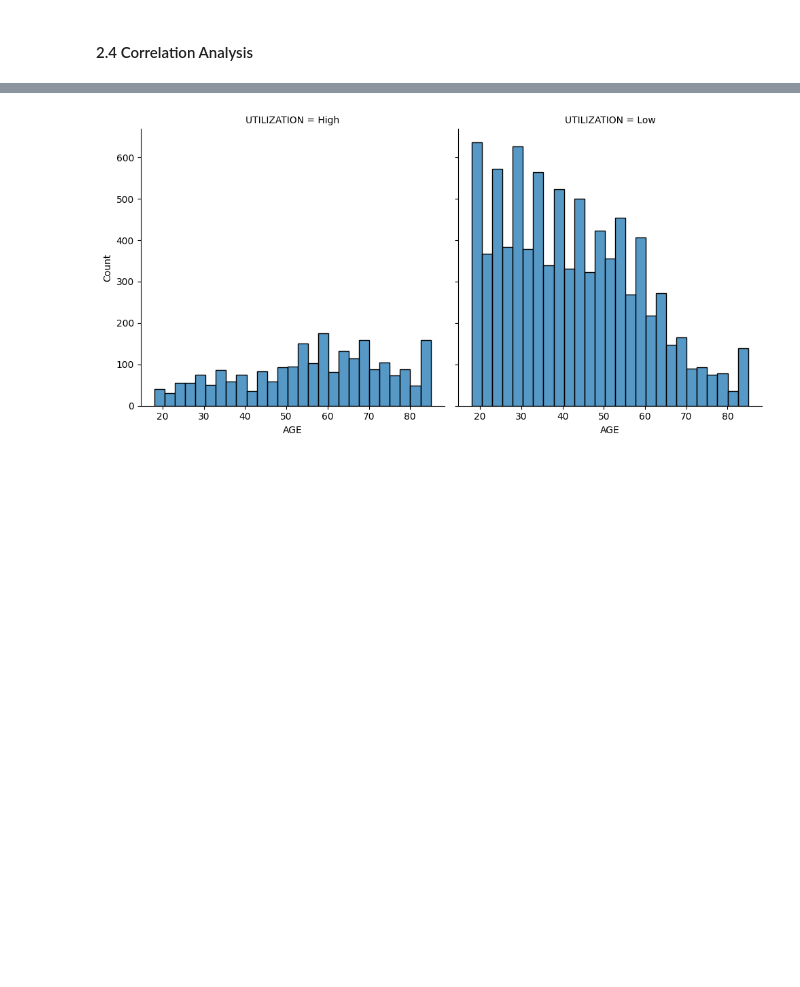
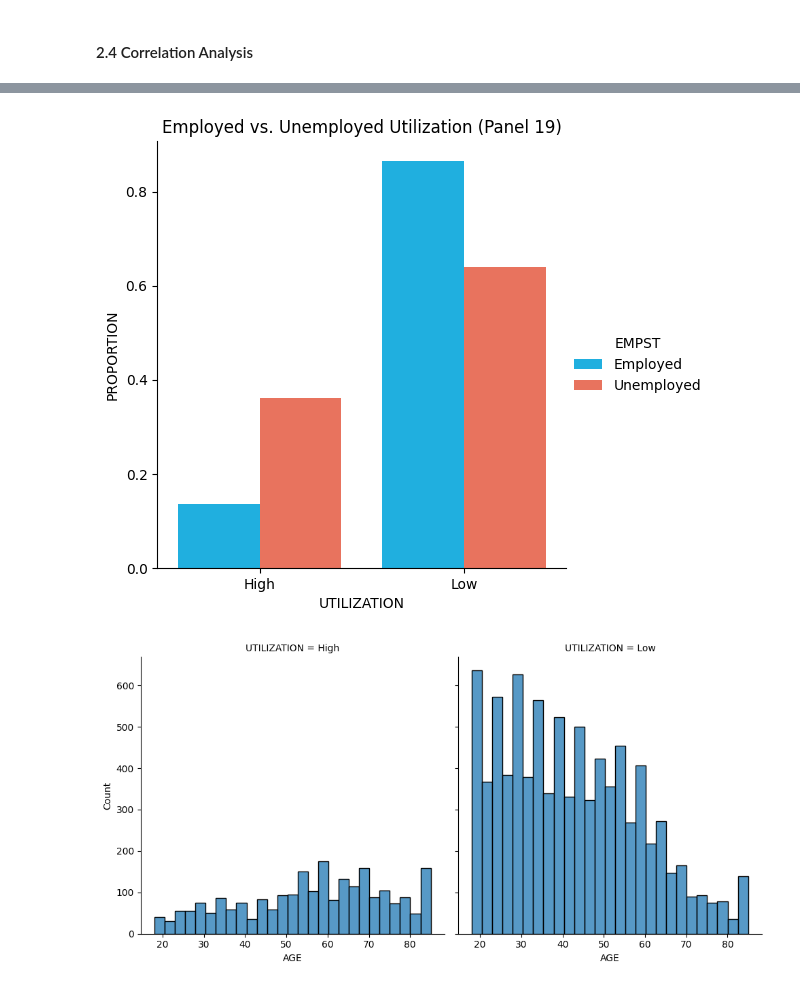
Before and after one commit to 474benchen/capstone_replication, a Jupyter notebook: replication-project-part-02-model-dev-fairness-eval.ipynb, the cells around one changed output, grey strips where cells are left out. Saved outputs shown, nothing was run; the diff lists cells and outputs as text; code cells hidden in the pictures; blank space fills up the shorter version.

```diff
--- a/replication-project-part-02-model-dev-fairness-eval.ipynb
+++ b/replication-project-part-02-model-dev-fairness-eval.ipynb
@@ -402,3 +395,23 @@ plt.show()
+# %%
+# identified disparity in occurance of high utilization with categories of employment
+# -1 inapplicable, 1 employed, 2 job to return, 3 job during period, 4 unemployed
+# df_panel_19_reduced[df_panel_19_reduced['EMPST'] == 4]['UTILIZATION'].value_counts(), df_panel_19_reduced[(df_panel_19_reduced['EMPST'] != 4) & (df_panel_19_reduced['EMPST'] != -1)]['UTILIZATION'].value_counts()
+# select and modify useful columns, remove inapplicables
+util_data_2 = df_panel_19_reduced.copy()[['EMPST', 'UTILIZATION', 'AGE']].rename(columns={'AGE': 'COUNT'})
+util_data_2 = util_data_2[util_data_2['EMPST'] != -1]
+util_data_2['EMPST'] = util_data_2['EMPST'].replace([1, 2, 3], 'Employed').replace(4, 'Unemployed')
+util_data_2['UTILIZATION'] = util_data_2['UTILIZATION'].replace([0, 1], ['Low', 'High'])
+util_data_2 = util_data_2.groupby(['EMPST', 'UTILIZATION']).count().reset_index()
+
+# Calculate proportions
+util_data_2['PROPORTION'] = util_data_2.groupby('EMPST')['COUNT'].transform(lambda x: x / x.sum())
+
+# Visualize with proportions
+sns.catplot(data=util_data_2, kind="bar", x="UTILIZATION", y="PROPORTION", hue="EMPST", palette=['deepskyblue', 'tomato'])
+plt.title('Employed vs. Unemployed Utilization (Panel 19)')
+plt.show()
+# %% [output]
+[figure, added]
 # %%
 # identified disparity in occurance of high utilization with age
 # select and modify useful columns, remove inapplicables
```
Also changed, not shown: parts of 8 cells of this notebook.
